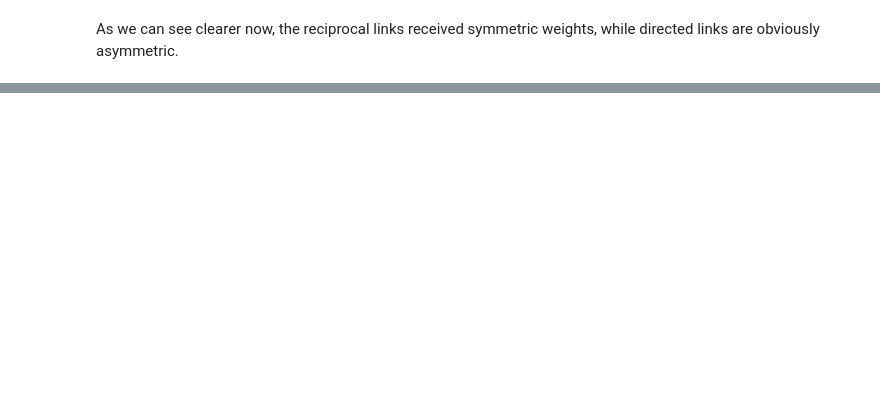
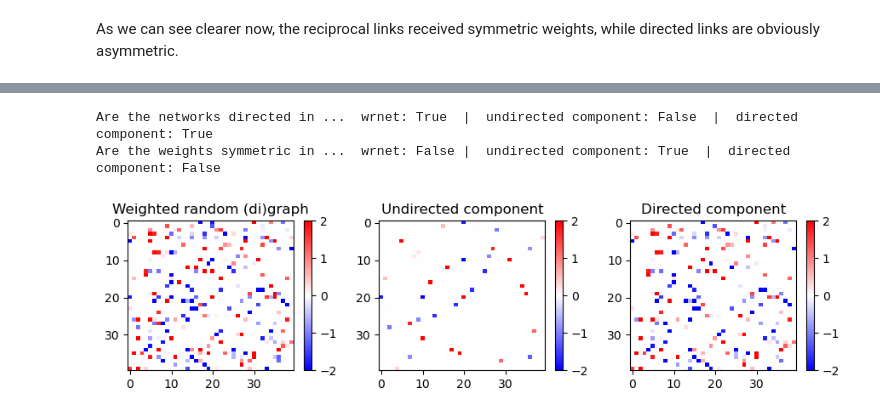
Before and after one commit to gorkazl/pyGAlib, a Jupyter notebook: Examples/WeightedGraphs_Intro.ipynb, the cells around one changed output, grey strips where cells are left out. Cells and saved outputs as stored; diff of their text form; code cells hidden in the pictures; blank space fills up the shorter version.

```diff
--- a/Examples/WeightedGraphs_Intro.ipynb
+++ b/Examples/WeightedGraphs_Intro.ipynb
@@ -309,0 +281,71 @@ Write me here ...
+# %%
+## GENERATE AN ERDOS-RENYI RANDOM (DI)GRAPH WITH RANDOM WEIGHTS
+# 1) Define the parameters (EDIT THESE PARAMETERS)
+# Positional arguments
+N = 40
+p = 0.15
+w_distr = numpy.random.normal   # e.g., numpy.random.uniform
+
+# Optional arguments
+_directed = True   # True, False
+_selfloops = True  # True, False
+_sym_w = True      # None, True, False
+
+# Keyword arguments of the random distribution.
+# Might need to be changed if other distributions are chosen
+_kwargs = {'loc':0, 'scale':2}
+
+
+# 2) Geneate the random and weighted (di)graph
+wrnet = galib.models.WeightedERGraph(N, p, w_distr,
+                                     directed = _directed,
+                                     selfloops = _selfloops,
+                                     sym_w = _sym_w,
+                                     **_kwargs)
+
+
+#######################################################################################
+## NO NEED TO EDIT FROM HERE ##########################################################
+
+# 3) Visualise the generated (di)graph and check the (un)directed components
+# Define the masks for the reciprocal and the directed components
+mask = wrnet.astype(np.bool)
+mask_und = mask * mask.T
+mask_dir = mask ^ mask_und
+
+wrnet_und = wrnet * mask_und
+wrnet_dir = wrnet * mask_dir
+
+# Print some feedback ...
+print( f"Are the networks directed in ...  wrnet: {galib.is_directed(wrnet)}  |  \
+undirected component: {galib.is_directed(wrnet_und)}  |  directed component: {galib.is_directed(wrnet_dir)}" )
+print( f"Are the weights symmetric in ...  wrnet: {galib.is_symmetric(wrnet)} |  \
+undirected component: {galib.is_symmetric(wrnet_und)}  |  directed component: {galib.is_symmetric(wrnet_dir)}" )
+print()
+
+
+# Visualize the weighted adjacency matrix and the two components separately
+plt.figure(figsize=(9,2.5))
+plt.subplot(1,3,1)
+plt.title( 'Weighted random (di)graph' )
+plt.imshow(wrnet, cmap='bwr', aspect='auto')
+plt.clim(-2,2)
+plt.colorbar()
+
+plt.subplot(1,3,2)
+plt.title( 'Undirected component' )
+plt.imshow(wrnet_und, cmap='bwr', aspect='auto')
+plt.clim(-2,2)
+plt.colorbar()
+
+plt.subplot(1,3,3)
+plt.title( 'Directed component' )
+plt.imshow(wrnet_dir, cmap='bwr', aspect='auto')
+plt.clim(-2,2)
+plt.colorbar()
+
+plt.tight_layout()
+# %% [output]
+Are the networks directed in ...  wrnet: True  |  undirected component: False  |  directed component: True
+Are the weights symmetric in ...  wrnet: False |  undirected component: True  |  directed component: False
+[figure, added]
```
Also changed, not shown: parts of 20 cells of this notebook.
